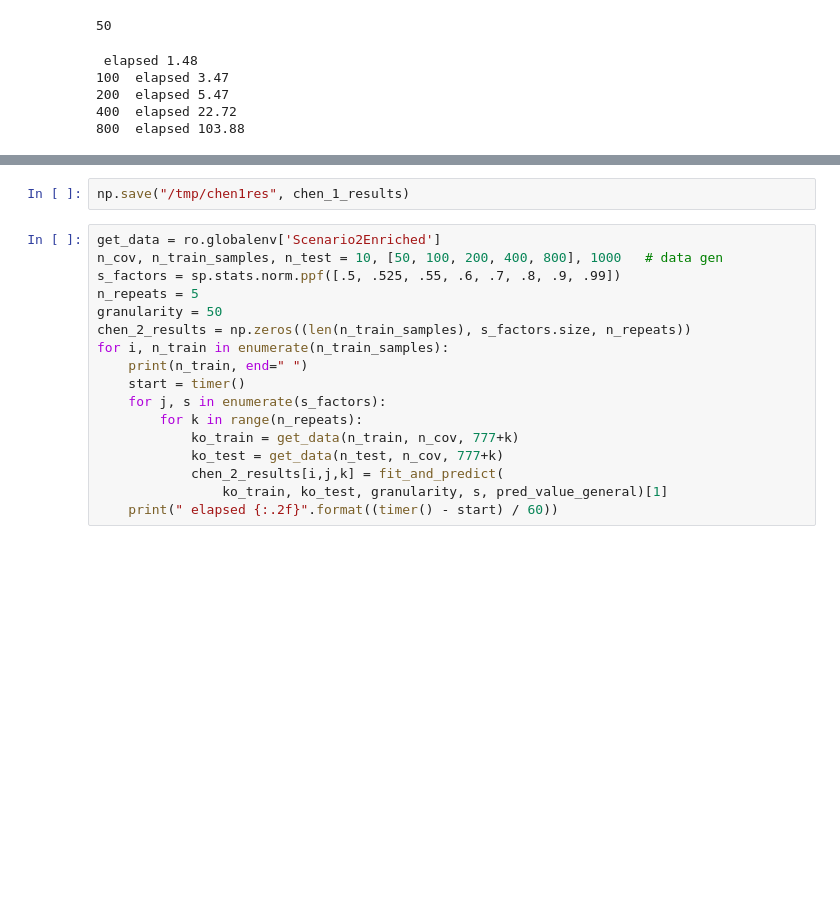
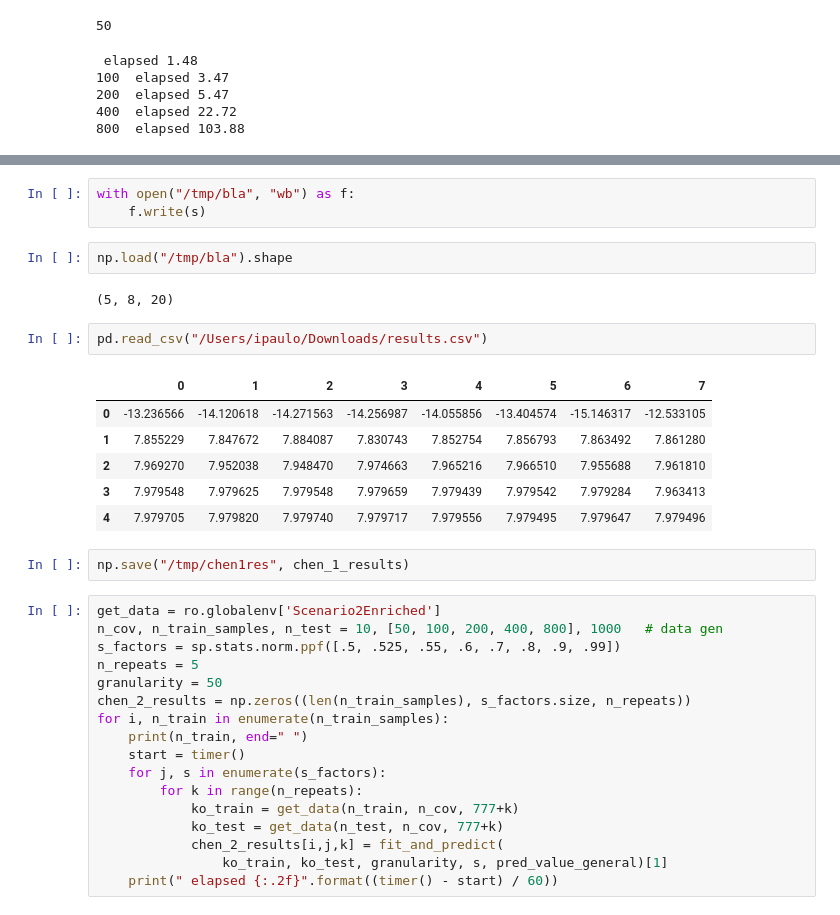
Before and after one commit to bestxolodec/DTR, a Jupyter notebook: py-notebooks/Copy-gpy.ipynb, the cells around one changed output, grey strips where cells are left out. Cells and saved outputs as stored; diff of their text form; blank space fills up the shorter version.

```diff
--- a/py-notebooks/Copy-gpy.ipynb
+++ b/py-notebooks/Copy-gpy.ipynb
@@ -232,3 +375,19 @@ for i, n_train in enumerate(n_train_samples):
+# %%
+with open("/tmp/bla", "wb") as f:
+    f.write(s)
+# %%
+np.load("/tmp/bla").shape
+# %% [output]
+(5, 8, 20)
+# %%
+pd.read_csv("/Users/ipaulo/Downloads/results.csv")
+# %% [output]
+|  | 0 | 1 | 2 | 3 | 4 | 5 | 6 | 7 |
+| 0 | -13.236566 | -14.120618 | -14.271563 | -14.256987 | -14.055856 | -13.404574 | -15.146317 | -12.533105 |
+| 1 | 7.855229 | 7.847672 | 7.884087 | 7.830743 | 7.852754 | 7.856793 | 7.863492 | 7.861280 |
+| 2 | 7.969270 | 7.952038 | 7.948470 | 7.974663 | 7.965216 | 7.966510 | 7.955688 | 7.961810 |
+| 3 | 7.979548 | 7.979625 | 7.979548 | 7.979659 | 7.979439 | 7.979542 | 7.979284 | 7.963413 |
+| 4 | 7.979705 | 7.979820 | 7.979740 | 7.979717 | 7.979556 | 7.979495 | 7.979647 | 7.979496 |
 # %%
 np.save("/tmp/chen1res", chen_1_results)
 # %%
```
Also changed, not shown: parts of 29 cells of this notebook, 3 other files.
